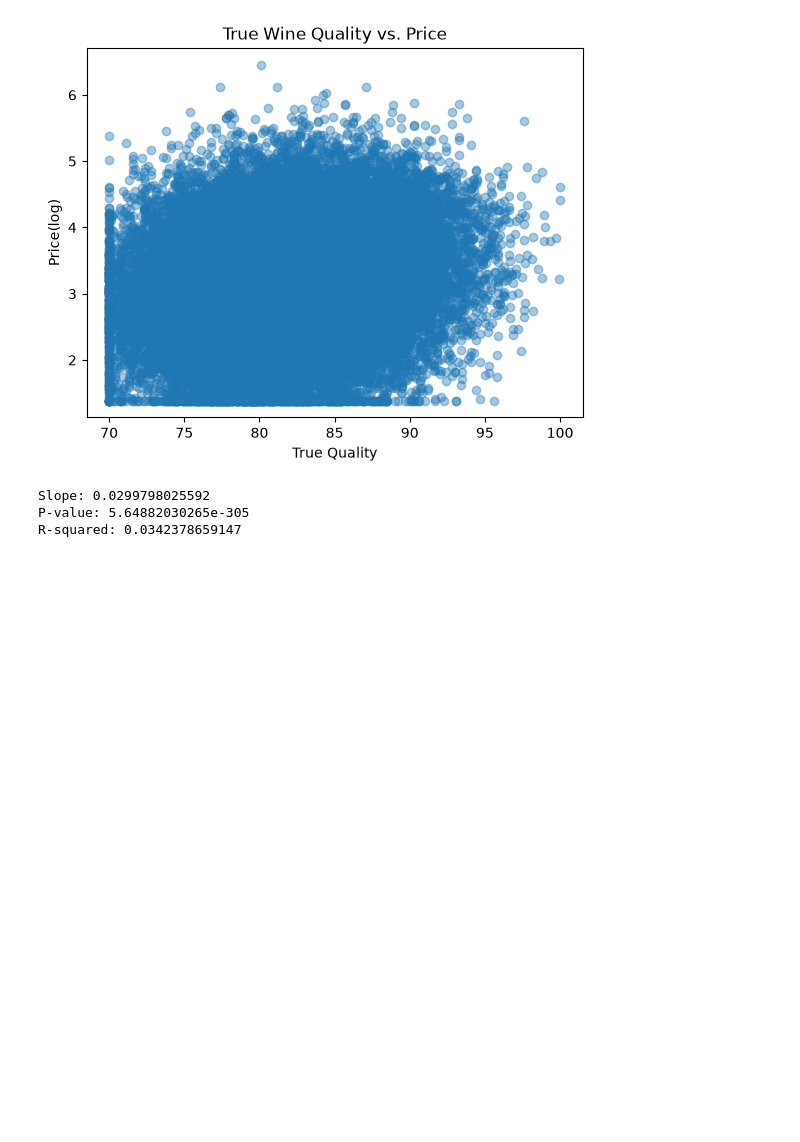
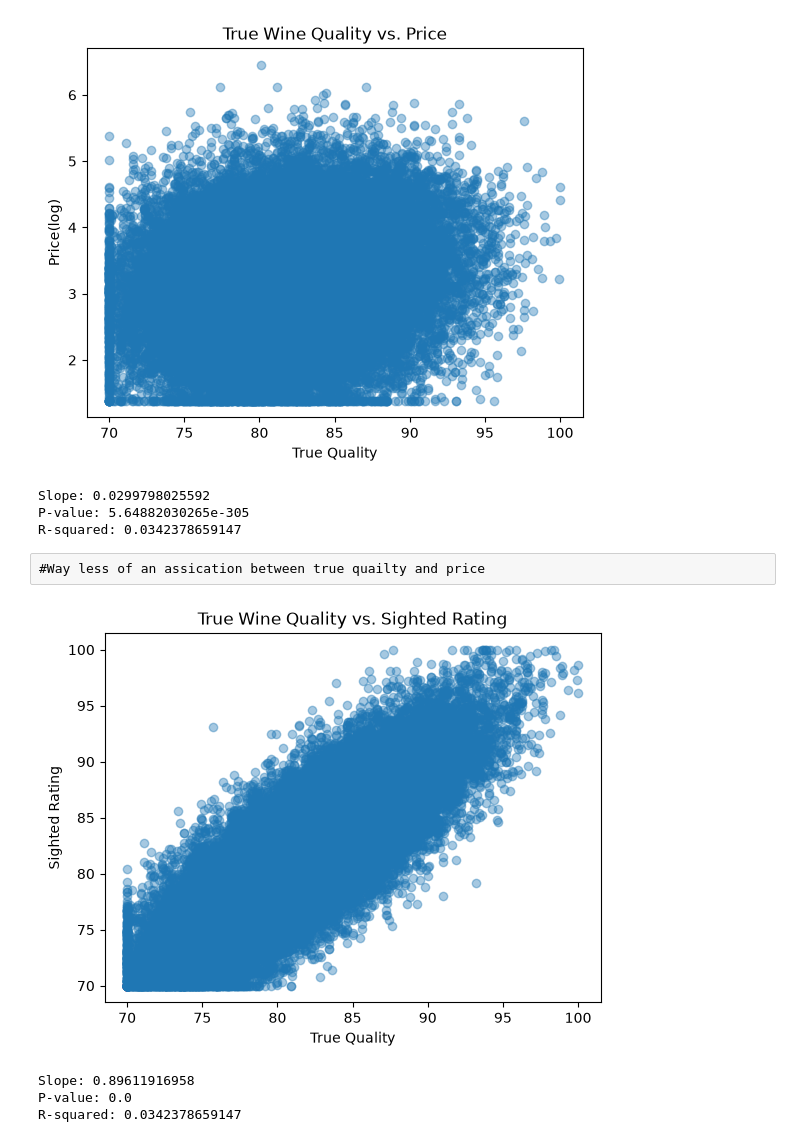
Before and after one commit to jrwhe01/wine_tastevsquailty_data, a Jupyter notebook: wineanalysis.ipynb, the cells around one changed output. Drawn from its saved outputs; the diff is of its cells as text; code cells hidden in the pictures; blank space fills up the shorter version.

```diff
--- a/wineanalysis.ipynb
+++ b/wineanalysis.ipynb
@@ -327,0 +293,28 @@ R-squared: 0.0342378659147
+# %% [raw]
+#Way less of an assication between true quailty and price
+# %%
+#True quailty vs sighted rating:
+plt.scatter(
+    final_tbl["true_quality"],
+   final_tbl["sighted_rating"],
+    alpha=0.4
+)
+
+plt.xlabel("True Quality")
+plt.ylabel("Sighted Rating")
+plt.title("True Wine Quality vs. Sighted Rating")
+plt.show()
+
+result6 = linregress(
+    final_tbl["true_quality"],
+     final_tbl["sighted_rating"]
+)
+
+print("Slope:", result6.slope)
+print("P-value:", result6.pvalue)
+print("R-squared:", result5.rvalue**2)
+# %% [output]
+[figure, added]
+Slope: 0.89611916958
+P-value: 0.0
+R-squared: 0.0342378659147
```
Also changed, not shown: parts of 10 cells of this notebook.
